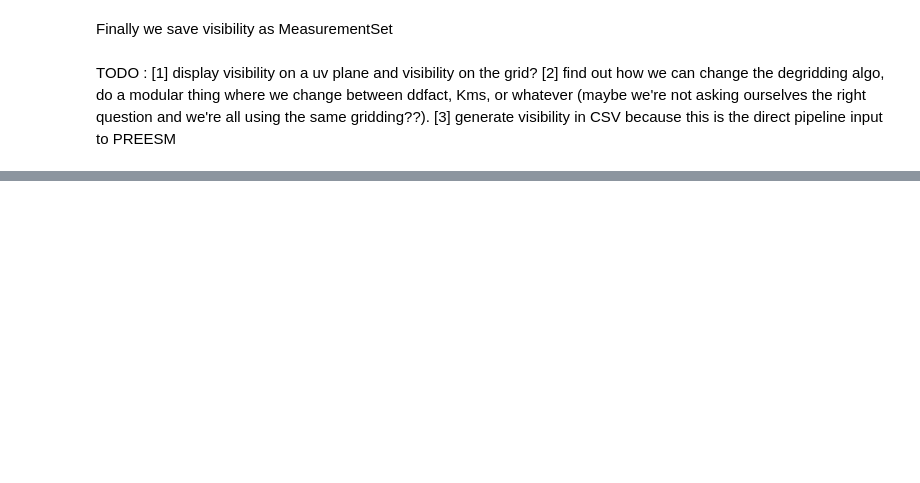
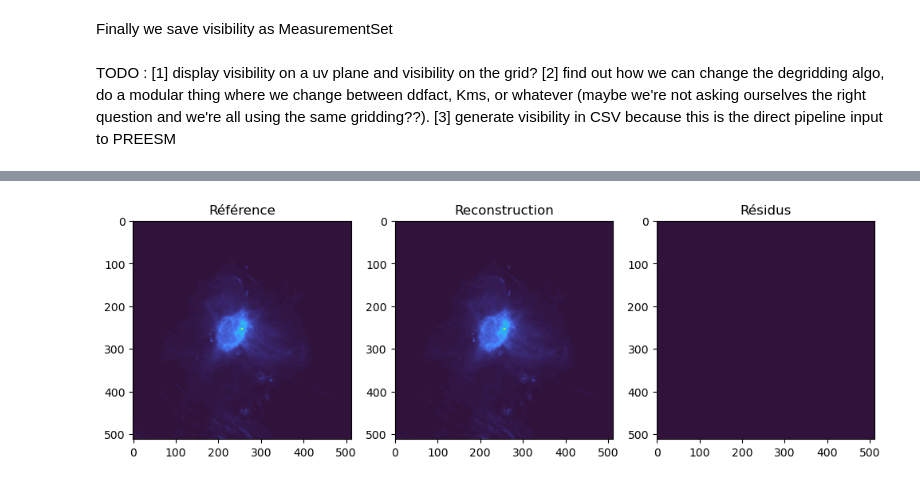
Before and after one commit to Ophelie-Renaud/measurementset-simulator, a Jupyter notebook: fits_to_vis.ipynb, the cells around one changed output, grey strips where cells are left out. Drawn from its saved outputs; the diff is of its cells as text; code cells hidden in the pictures; blank space fills up the shorter version.

```diff
--- a/fits_to_vis.ipynb
+++ b/fits_to_vis.ipynb
@@ -608,0 +678,90 @@ TODO :
+# %%
+import numpy as np
+import astropy.io.fits as fits
+import cv2
+from skimage.metrics import structural_similarity as ssim
+from math import log10, sqrt
+
+# Fonction pour charger une image FITS
+def load_fits_image(file_path):
+    with fits.open(file_path) as hdul:
+        image_data = hdul[0].data
+    return image_data
+
+# Fonction pour calculer le PSNR (Peak Signal-to-Noise Ratio)
+def psnr(original, reconstructed):
+    mse = np.mean((original - reconstructed) ** 2)
+    if mse == 0:
+        return 100  # Pas d'erreur, les images sont identiques
+    max_pixel = 255.0
+    return 10 * log10((max_pixel ** 2) / mse)
+
+# Fonction pour calculer le RMS (Root Mean Square Error)
+def rms(original, reconstructed):
+    return sqrt(np.mean((original - reconstructed) ** 2))
+
+# Fonction pour calculer le SSIM (Structural Similarity Index)
+def compute_ssim(original, reconstructed):
+
+    image_data = original[0].data  # Extraire les données de l'image
+    print("Taille de l'image FITS :", image_data.shape)    # Adjust win_size if necessary
+   # Access the actual image data, assuming it's in the last two dimensions
+    original_data = original[0, 0, :, :]
+    reconstructed_data = reconstructed[0, 0, :, :]
+    return ssim(original_data, reconstructed_data,data_range=original_data.max() - original_data.min())
+
+# Fonction pour afficher les résultats
+def compare_images(reference_image, reconstructed_image):
+    # Calcul du PSNR
+    psnr_value = psnr(reference_image, reconstructed_image)
+    print(f"PSNR: {psnr_value} dB")
+
+    # Calcul du RMS
+    rms_value = rms(reference_image, reconstructed_image)
+    print(f"RMS: {rms_value}")
+
+    # Calcul du SSIM
+    ssim_value = compute_ssim(reference_image, reconstructed_image)
+    print(f"SSIM: {ssim_value}")
+
+    # Affichage des résidus
+    residual = reference_image - reconstructed_image
+    print(f"Max Residual: {np.max(residual)}")
+
+    # Optionnel: Afficher les images et les résidus
+    import matplotlib.pyplot as plt
+    plt.figure(figsize=(12, 6))
+
+    # Image de référence
+    plt.subplot(1, 3, 1)
+    plt.imshow(reference_image[0, 0, :, :], cmap='turbo')
+    plt.title("Référence")
+
+    # Image reconstruite
+    plt.subplot(1, 3, 2)
+    plt.imshow(reconstructed_image[0, 0, :, :], cmap='turbo')
+    plt.title("Reconstruction")
+
+    # Résidus
+    plt.subplot(1, 3, 3)
+    plt.imshow(residual[0, 0, :, :], cmap='turbo')
+    plt.title("Résidus")
+
+    plt.show()
+
+# Exemple d'utilisation
+if __name__ == "__main__":
+    reference_path = gt_name  # fits1
+    reconstructed_path = gt_name  # fits2
+
+    # Charger les images FITS
+    reference_image = load_fits_image(reference_path)
+    reconstructed_image = load_fits_image(reconstructed_path)
+
+    # Assurer que les images sont de même taille
+    if reference_image.shape != reconstructed_image.shape:
+        print("Erreur : Les images ne sont pas de la même taille!")
+    else:
+        # Comparer les images
+        compare_images(reference_image, reconstructed_image)
+# %% [output]
@@ -608,0 +773 @@ TODO :
+[figure, added]
```
Also changed, not shown: parts of 21 cells of this notebook, 1 other file.
